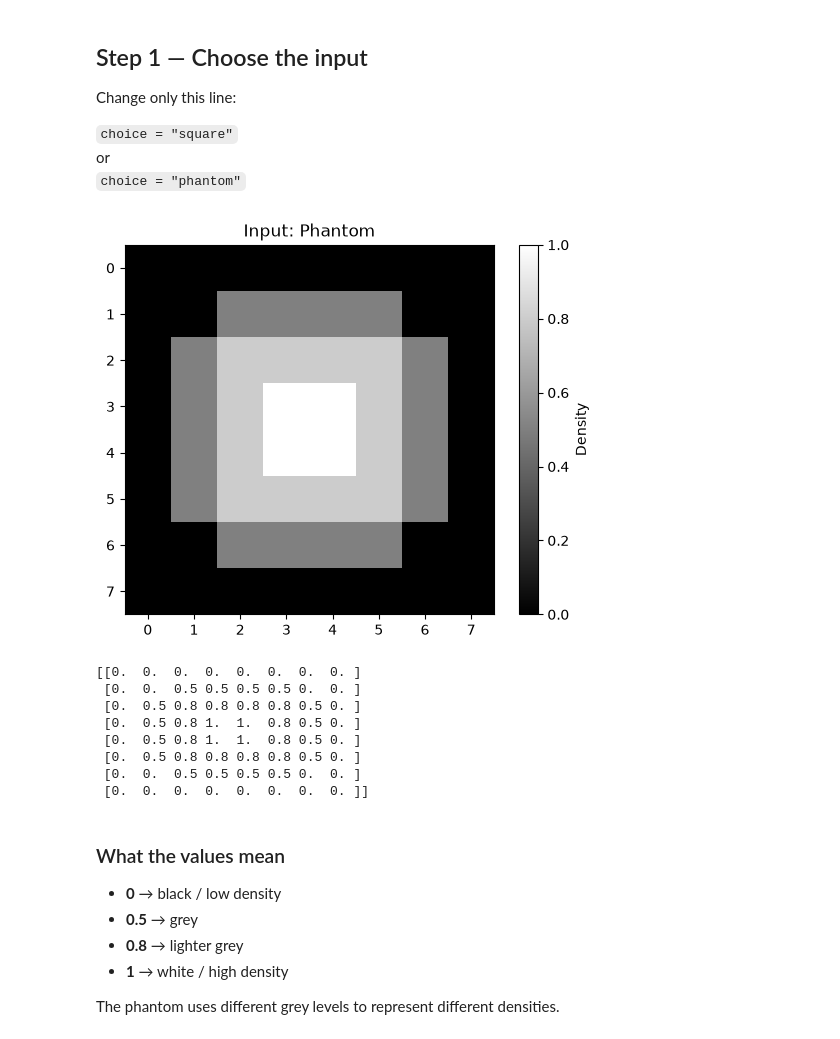
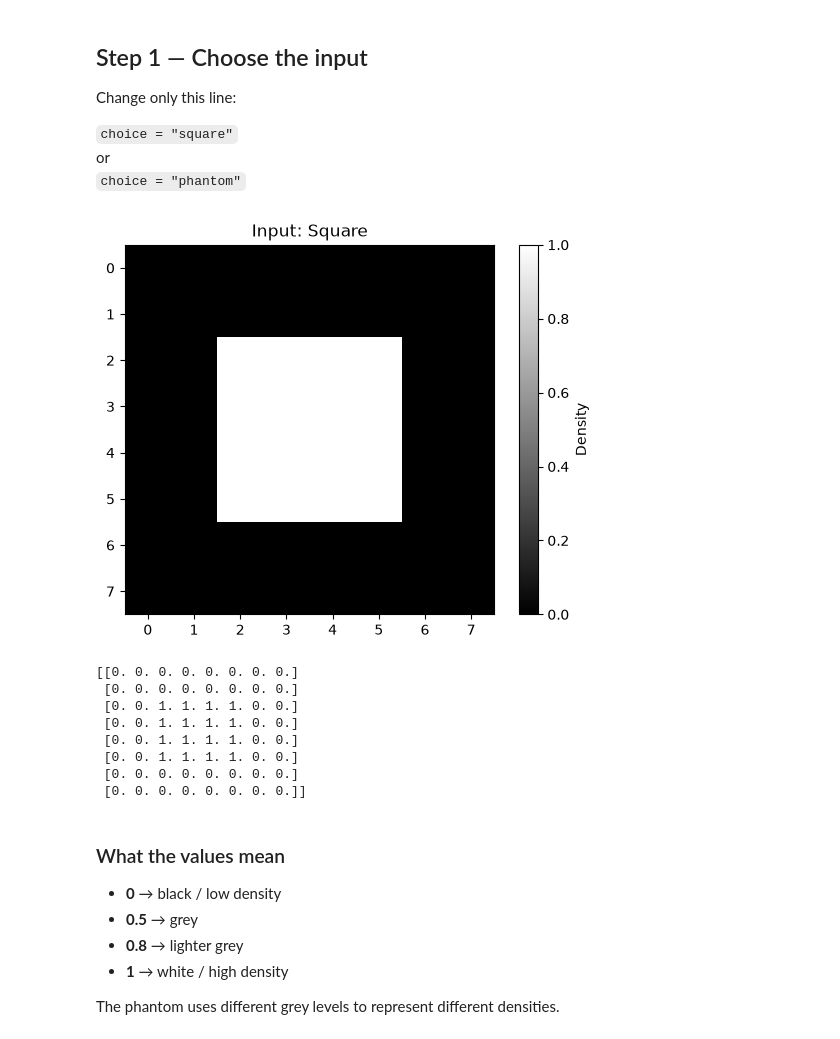
Before and after one commit to m-sinchana/CT-Scan-Reconstruction, a Jupyter notebook: CT_Scan_Reconstructor_Two_Inputs.ipynb, the cells around one changed output. Drawn from its saved outputs; the diff is of its cells as text; code cells hidden in the pictures.

```diff
--- a/CT_Scan_Reconstructor_Two_Inputs.ipynb
+++ b/CT_Scan_Reconstructor_Two_Inputs.ipynb
@@ -21,35 +21,35 @@ Change only this line:
 or
 `choice = "phantom"`
 # %%
-choice = "phantom"   # change to "square" if needed
+choice = "square"   # change to "square" if needed
 
 square = np.zeros((8,8))
 square[2:6, 2:6] = 1
 
 phantom = np.zeros((8,8))
 phantom[1:7, 2:6] = 0.5
 phantom[2:6, 1:7] = 0.5
 phantom[2:6, 2:6] = 0.8
 phantom[3:5, 3:5] = 1.0
 
 image = square if choice == "square" else phantom
 
 plt.imshow(image, cmap="gray", vmin=0, vmax=1)
 plt.title("Input: " + choice.title())
 plt.colorbar(label="Density")
 plt.show()
 
 print(image)
 # %% [output]
-[figure, old version]
+[figure, new version]
-[[0.  0.  0.  0.  0.  0.  0.  0. ]
- [0.  0.  0.5 0.5 0.5 0.5 0.  0. ]
- [0.  0.5 0.8 0.8 0.8 0.8 0.5 0. ]
- [0.  0.5 0.8 1.  1.  0.8 0.5 0. ]
- [0.  0.5 0.8 1.  1.  0.8 0.5 0. ]
- [0.  0.5 0.8 0.8 0.8 0.8 0.5 0. ]
- [0.  0.  0.5 0.5 0.5 0.5 0.  0. ]
- [0.  0.  0.  0.  0.  0.  0.  0. ]]
+[[0. 0. 0. 0. 0. 0. 0. 0.]
+ [0. 0. 0. 0. 0. 0. 0. 0.]
+ [0. 0. 1. 1. 1. 1. 0. 0.]
+ [0. 0. 1. 1. 1. 1. 0. 0.]
+ [0. 0. 1. 1. 1. 1. 0. 0.]
+ [0. 0. 1. 1. 1. 1. 0. 0.]
+ [0. 0. 0. 0. 0. 0. 0. 0.]
+ [0. 0. 0. 0. 0. 0. 0. 0.]]
 # %% [markdown]
 ### What the values mean
 - **0** → black / low density
```
Also changed, not shown: parts of 3 cells of this notebook.
